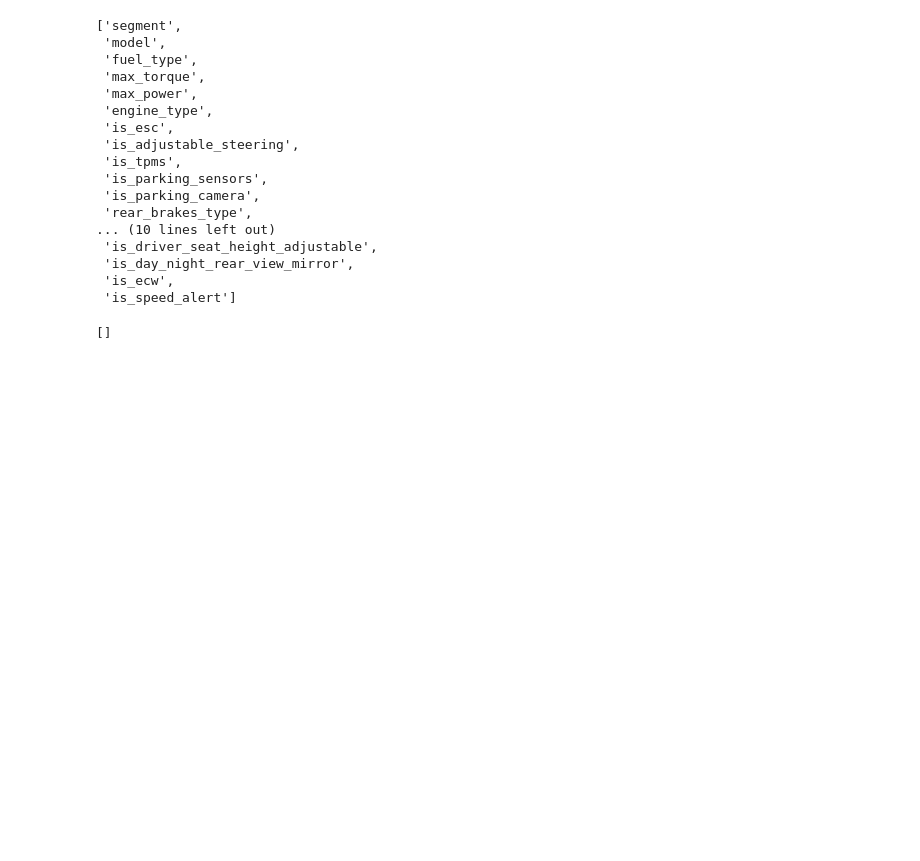
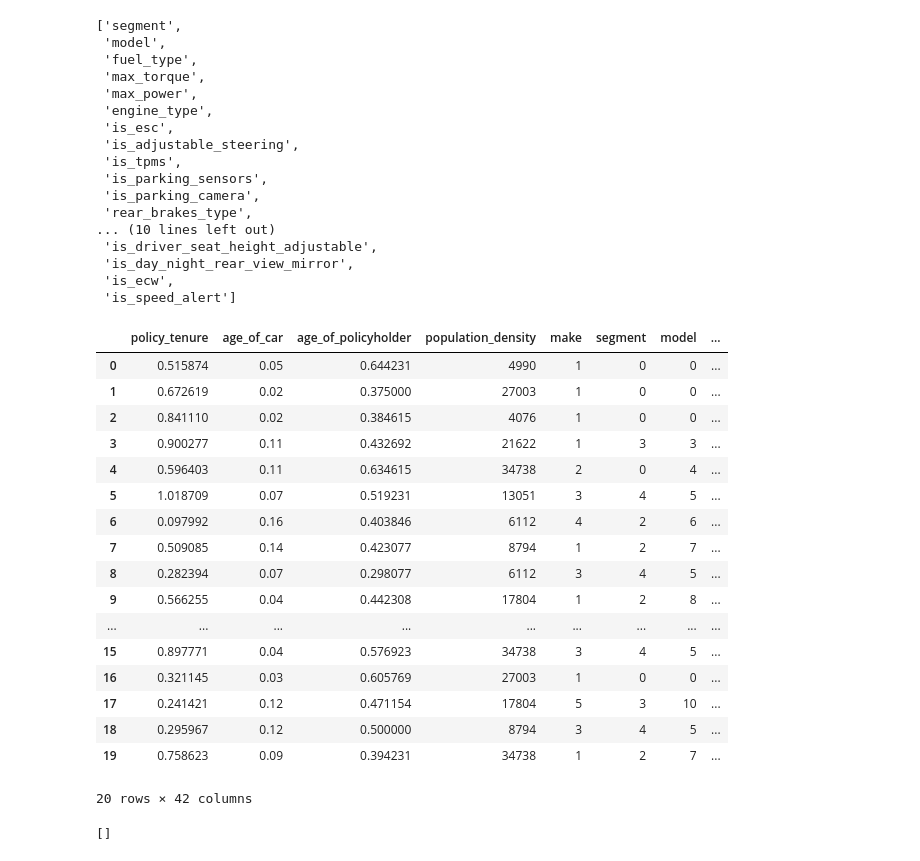
Before and after one commit to vikas0809/CapstoneProject, a Jupyter notebook: LightGBM.ipynb, the cells around one changed output. Saved outputs shown, nothing was run; the diff lists cells and outputs as text; code cells hidden in the pictures; blank space fills up the shorter version.

```diff
--- a/LightGBM.ipynb
+++ b/LightGBM.ipynb
@@ -90,6 +90,27 @@ from sklearn.preprocessing import LabelEncoder
 le = LabelEncoder()
 for x in column_list:
     df[x] = le.fit_transform(df[x])
+# %%
+df.head(20)
+# %% [output]
+|  | policy_tenure | age_of_car | age_of_policyholder | population_density | make | segment | model | ... |
+| 0 | 0.515874 | 0.05 | 0.644231 | 4990 | 1 | 0 | 0 | ... |
+| 1 | 0.672619 | 0.02 | 0.375000 | 27003 | 1 | 0 | 0 | ... |
+| 2 | 0.841110 | 0.02 | 0.384615 | 4076 | 1 | 0 | 0 | ... |
+| 3 | 0.900277 | 0.11 | 0.432692 | 21622 | 1 | 3 | 3 | ... |
+| 4 | 0.596403 | 0.11 | 0.634615 | 34738 | 2 | 0 | 4 | ... |
+| 5 | 1.018709 | 0.07 | 0.519231 | 13051 | 3 | 4 | 5 | ... |
+| 6 | 0.097992 | 0.16 | 0.403846 | 6112 | 4 | 2 | 6 | ... |
+| 7 | 0.509085 | 0.14 | 0.423077 | 8794 | 1 | 2 | 7 | ... |
+| 8 | 0.282394 | 0.07 | 0.298077 | 6112 | 3 | 4 | 5 | ... |
+| 9 | 0.566255 | 0.04 | 0.442308 | 17804 | 1 | 2 | 8 | ... |
+| ... | ... | ... | ... | ... | ... | ... | ... | ... |
+| 15 | 0.897771 | 0.04 | 0.576923 | 34738 | 3 | 4 | 5 | ... |
+| 16 | 0.321145 | 0.03 | 0.605769 | 27003 | 1 | 0 | 0 | ... |
+| 17 | 0.241421 | 0.12 | 0.471154 | 17804 | 5 | 3 | 10 | ... |
+| 18 | 0.295967 | 0.12 | 0.500000 | 8794 | 3 | 4 | 5 | ... |
+| 19 | 0.758623 | 0.09 | 0.394231 | 34738 | 1 | 2 | 7 | ... |
+20 rows × 42 columns
 # %%
 list(df.select_dtypes(include=['O']).columns)
 # %% [output]
```
Also changed, not shown: parts of 6 cells of this notebook.
